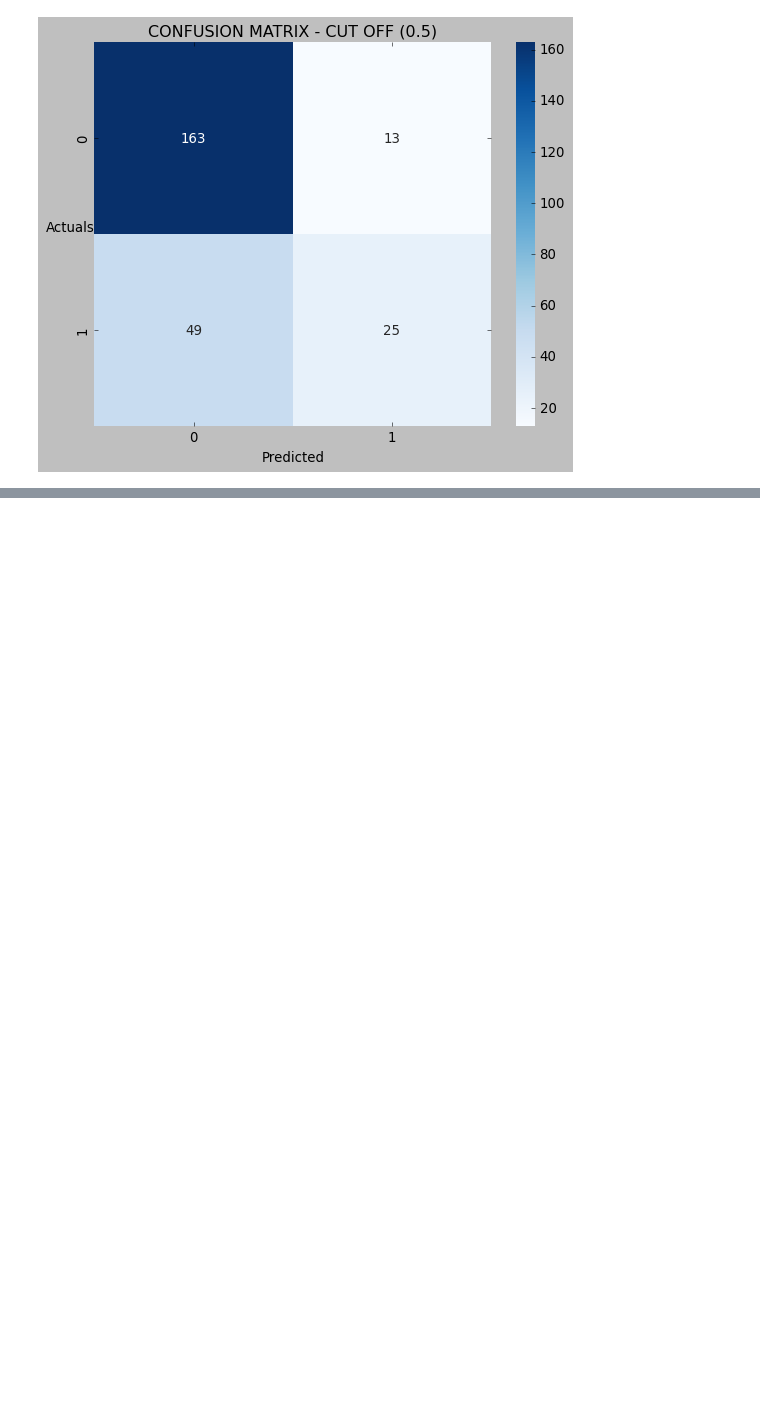
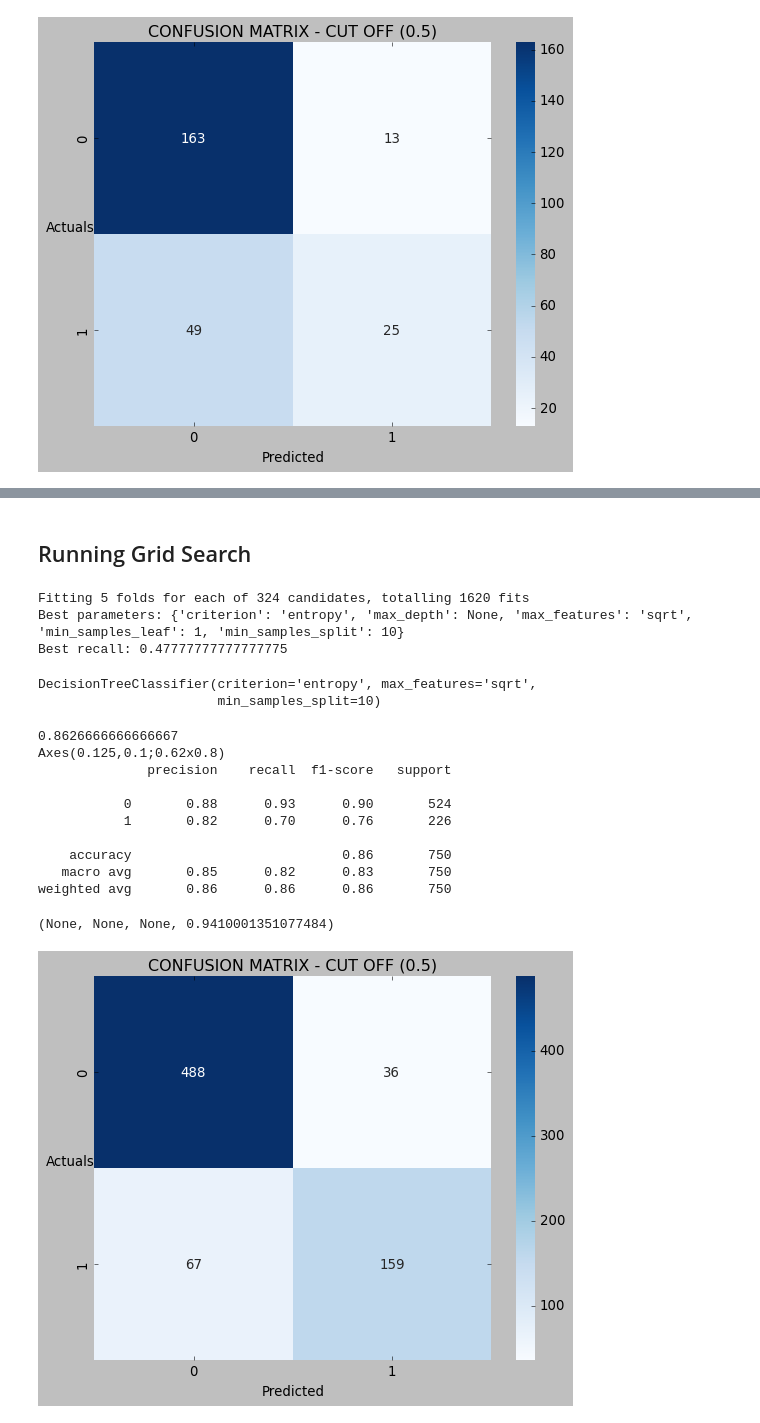
Before and after one commit to HitenDewangan/DataScience-AIML, a Jupyter notebook: Machine Learning/DecisionTree.ipynb, the cells around one changed output, grey strips where cells are left out. Drawn from its saved outputs; the diff is of its cells as text; code cells hidden in the pictures; blank space fills up the shorter version.

Commit message:
learning DT pruning and Grid Search

```diff
--- a/Machine Learning/DecisionTree.ipynb
+++ b/Machine Learning/DecisionTree.ipynb
@@ -429,0 +472,58 @@ weighted avg       0.74      0.75      0.72       250
+# %% [markdown]
+## Running Grid Search
+# %%
+from sklearn.model_selection import GridSearchCV
+from sklearn.tree import DecisionTreeClassifier
+
+# Define the parameter grid
+param_grid = {
+    'criterion': ['gini', 'entropy', 'log_loss'],  # Measure of split quality
+    'max_depth': [3, 5, 10, None],             # Tree depth
+    'min_samples_split': [2, 5, 10],          # Minimum samples to split a node
+    'min_samples_leaf': [1, 2, 4],            # Minimum samples in a leaf node
+    'max_features': [None, 'sqrt', 'log2']   # Features to consider for splits
+}
+
+# Instantiate the GridSearchCV object
+grid_search = GridSearchCV(
+    estimator= DecisionTreeClassifier(),  # The model to search over
+    param_grid=param_grid,              # The parameter grid
+    scoring='recall',                   # The evaluation metric to optimise(you can change this)
+    cv=5,                              # Number of cross-validation folds
+    verbose=1,                           # Verbosity level (optional)
+    n_jobs=-1                           # Use all available cores (optional)
+)
+
+# Perform the grid search
+grid_search.fit(X_train, Y_train)  # Replace X_train, y_train with your data
+
+# Best parameters and best score
+print("Best parameters:", grid_search.best_params_)
+print("Best recall:", grid_search.best_score_)
+
+# Best model
+best_model = grid_search.best_estimator_
+# %% [output]
+Fitting 5 folds for each of 324 candidates, totalling 1620 fits
+Best parameters: {'criterion': 'entropy', 'max_depth': None, 'max_features': 'sqrt', 'min_samples_leaf': 1, 'min_samples_split': 10}
+Best recall: 0.47777777777777775
+# %%
+best_model
+# %% [output]
+DecisionTreeClassifier(criterion='entropy', max_features='sqrt',
+                       min_samples_split=10)
+# %%
+evaluate_train_model(best_model)
+# %% [output]
+0.8626666666666667
+Axes(0.125,0.1;0.62x0.8)
+              precision    recall  f1-score   support
+
+           0       0.88      0.93      0.90       524
+           1       0.82      0.70      0.76       226
+
+    accuracy                           0.86       750
+   macro avg       0.85      0.82      0.83       750
+weighted avg       0.86      0.86      0.86       750
+(None, None, None, 0.9410001351077484)
+[figure, added]
```
Also changed, not shown: parts of 6 cells of this notebook.
